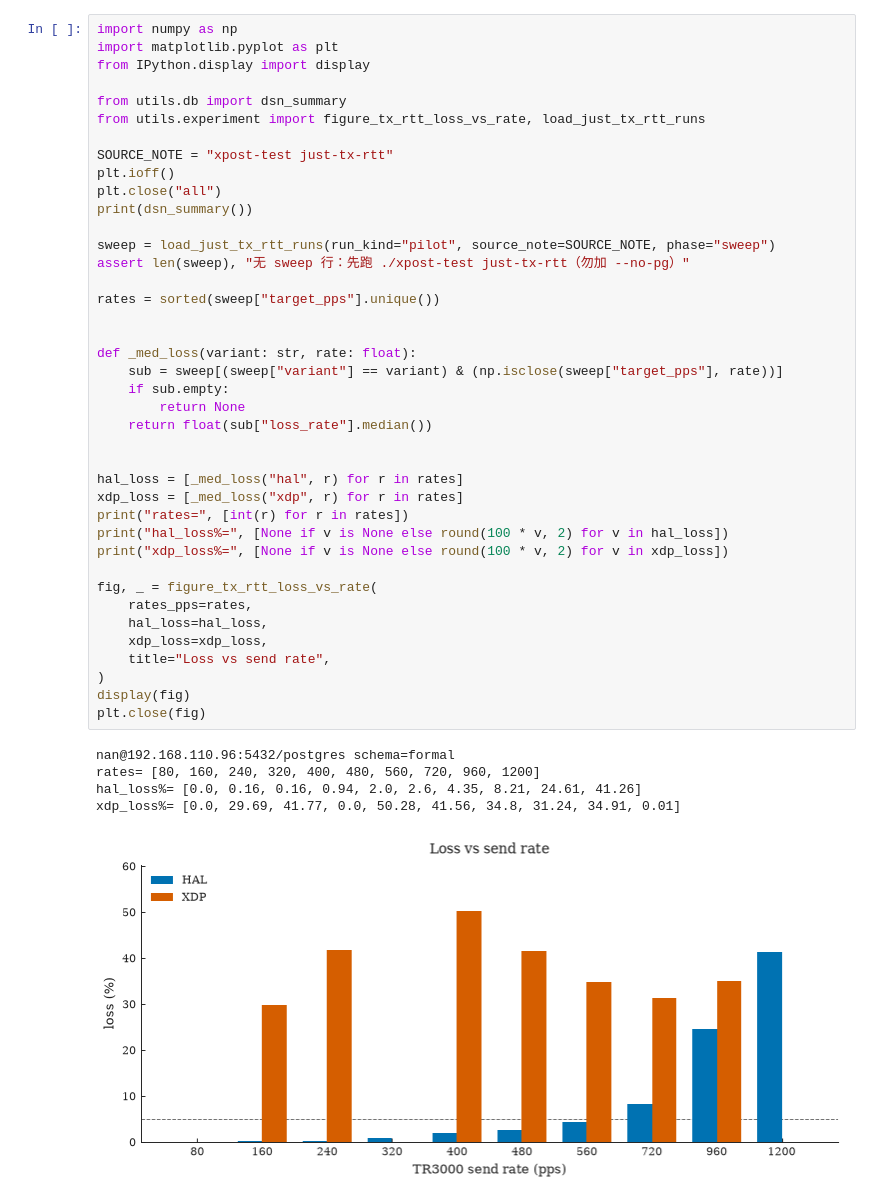
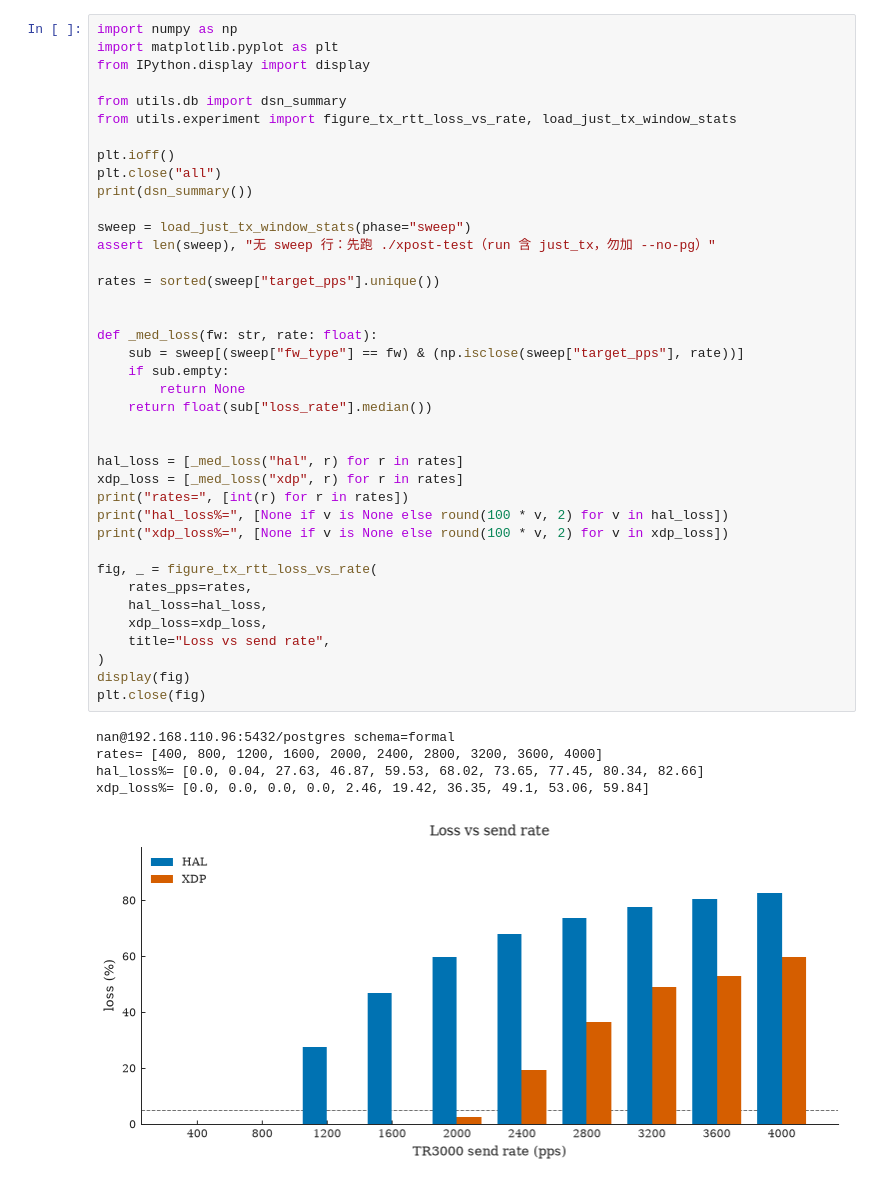
Before and after one commit to nan-mu/xpost, a Jupyter notebook: benchmark/just_tx.ipynb, the cells around one changed output. Drawn from its saved outputs; the diff is of its cells as text.

```diff
--- a/benchmark/just_tx.ipynb
+++ b/benchmark/just_tx.ipynb
@@ -31,43 +31,42 @@ import matplotlib.pyplot as plt
 from IPython.display import display
 
 from utils.db import dsn_summary
-from utils.experiment import figure_tx_rtt_loss_vs_rate, load_just_tx_rtt_runs
+from utils.experiment import figure_tx_rtt_loss_vs_rate, load_just_tx_window_stats
 
-SOURCE_NOTE = "xpost-test just-tx-rtt"
 plt.ioff()
 plt.close("all")
 print(dsn_summary())
 
-sweep = load_just_tx_rtt_runs(run_kind="pilot", source_note=SOURCE_NOTE, phase="sweep")
-assert len(sweep), "无 sweep 行：先跑 ./xpost-test just-tx-rtt（勿加 --no-pg）"
+sweep = load_just_tx_window_stats(phase="sweep")
+assert len(sweep), "无 sweep 行：先跑 ./xpost-test（run 含 just_tx，勿加 --no-pg）"
 
 rates = sorted(sweep["target_pps"].unique())
 
 
-def _med_loss(variant: str, rate: float):
-    sub = sweep[(sweep["variant"] == variant) & (np.isclose(sweep["target_pps"], rate))]
+def _med_loss(fw: str, rate: float):
+    sub = sweep[(sweep["fw_type"] == fw) & (np.isclose(sweep["target_pps"], rate))]
     if sub.empty:
         return None
     return float(sub["loss_rate"].median())
 
 
 hal_loss = [_med_loss("hal", r) for r in rates]
 xdp_loss = [_med_loss("xdp", r) for r in rates]
 print("rates=", [int(r) for r in rates])
 print("hal_loss%=", [None if v is None else round(100 * v, 2) for v in hal_loss])
 print("xdp_loss%=", [None if v is None else round(100 * v, 2) for v in xdp_loss])
 
 fig, _ = figure_tx_rtt_loss_vs_rate(
     rates_pps=rates,
     hal_loss=hal_loss,
     xdp_loss=xdp_loss,
     title="Loss vs send rate",
 )
 display(fig)
 plt.close(fig)
 # %% [output]
 nan@192.168.110.96:5432/postgres schema=formal
-rates= [80, 160, 240, 320, 400, 480, 560, 720, 960, 1200]
-hal_loss%= [0.0, 0.16, 0.16, 0.94, 2.0, 2.6, 4.35, 8.21, 24.61, 41.26]
-xdp_loss%= [0.0, 29.69, 41.77, 0.0, 50.28, 41.56, 34.8, 31.24, 34.91, 0.01]
+rates= [400, 800, 1200, 1600, 2000, 2400, 2800, 3200, 3600, 4000]
+hal_loss%= [0.0, 0.04, 27.63, 46.87, 59.53, 68.02, 73.65, 77.45, 80.34, 82.66]
+xdp_loss%= [0.0, 0.0, 0.0, 0.0, 2.46, 19.42, 36.35, 49.1, 53.06, 59.84]
-[figure, old version]
+[figure, new version]
```
Also changed, not shown: parts of 7 cells of this notebook, 4 other files.
